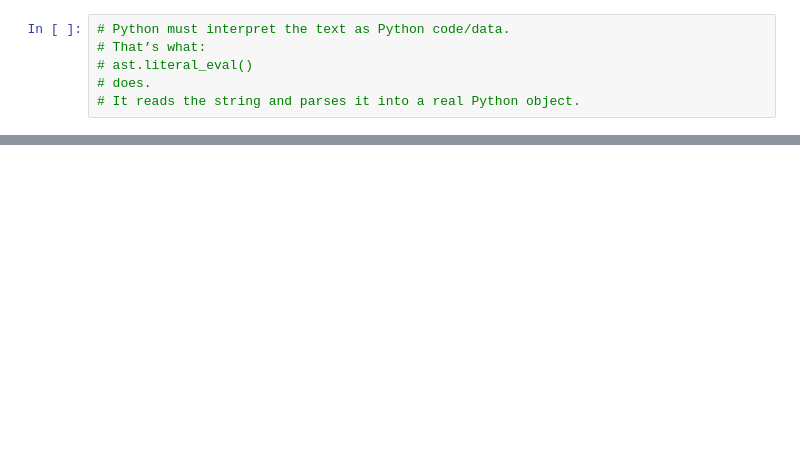
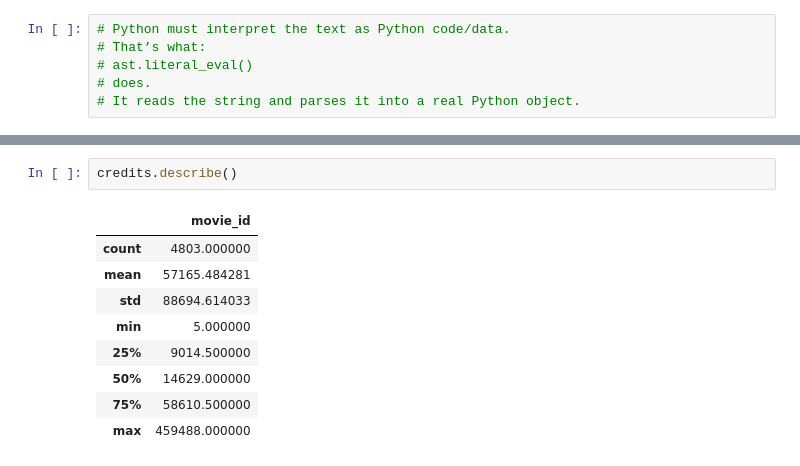
Before and after one commit to GitAthisruth/Movie_recommender, a Jupyter notebook: notebooks/01_eda_and_feature_engineering.ipynb, the cells around one changed output, grey strips where cells are left out. Drawn from its saved outputs; the diff is of its cells as text; blank space fills up the shorter version.

```diff
--- a/notebooks/01_eda_and_feature_engineering.ipynb
+++ b/notebooks/01_eda_and_feature_engineering.ipynb
@@ -34,0 +59,12 @@ credits.head()
+# %%
+credits.describe()
+# %% [output]
+|  | movie_id |
+| count | 4803.000000 |
+| mean | 57165.484281 |
+| std | 88694.614033 |
+| min | 5.000000 |
+| 25% | 9014.500000 |
+| 50% | 14629.000000 |
+| 75% | 58610.500000 |
+| max | 459488.000000 |
```
Also changed, not shown: parts of 24 cells of this notebook.
